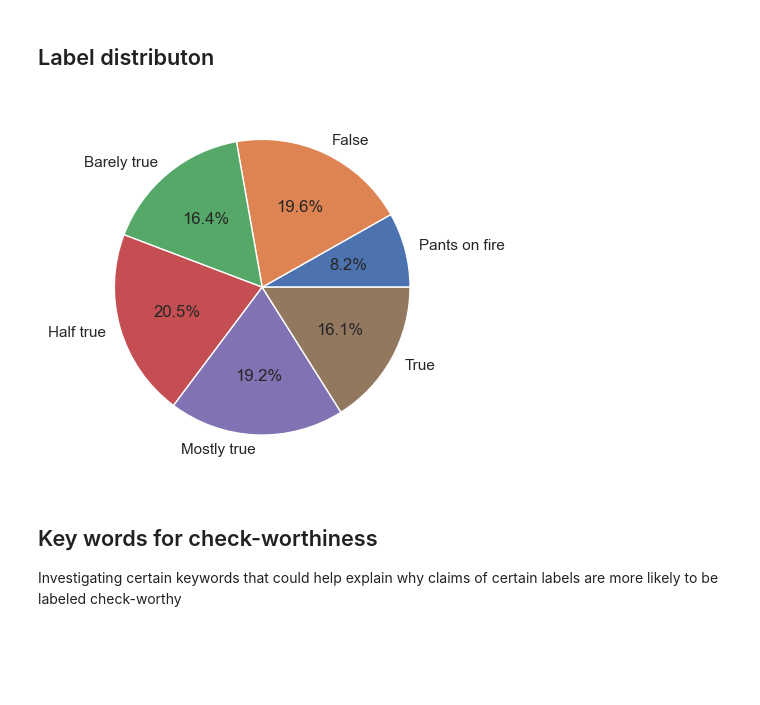
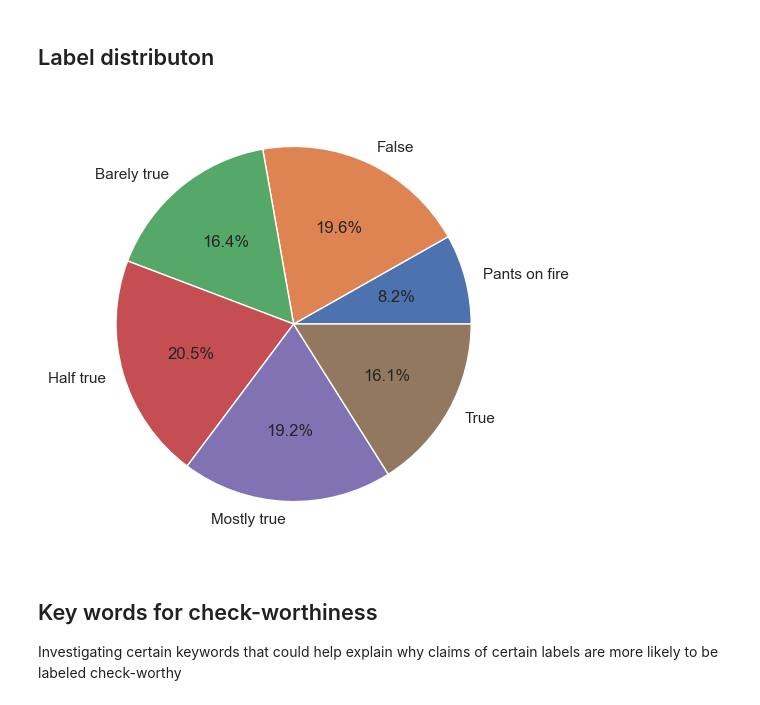
Before and after one commit to matsbratvold/Checkworthiness-Detection-with-Open-Source-LLMs, a Jupyter notebook: src/liar.ipynb, the cells around one changed output. Cells and saved outputs as stored; diff of their text form; code cells hidden in the pictures; blank space fills up the shorter version.

Commit message:
Increasing image quality

```diff
--- a/src/liar.ipynb
+++ b/src/liar.ipynb
@@ -81,13 +79,14 @@ for score, title in zip(check_worthiness_scores, check_worthiness_titles):
 # %%
 plt.pie(
     [data[data["label"] == label.value].shape[0] for label in LIARLabel],
     labels=[label_to_name(label) for label in LIARLabel],
     autopct="%.1f%%",
 )
+plt.tight_layout()
 plt.savefig("../figures/liar/total_distribution.pdf")
 plt.show()
 # %% [output]
-[figure, old version]
+[figure, new version]
 # %% [markdown]
 ## Key words for check-worthiness
 
```
Also changed, not shown: parts of 2 cells of this notebook, 42 other files.
